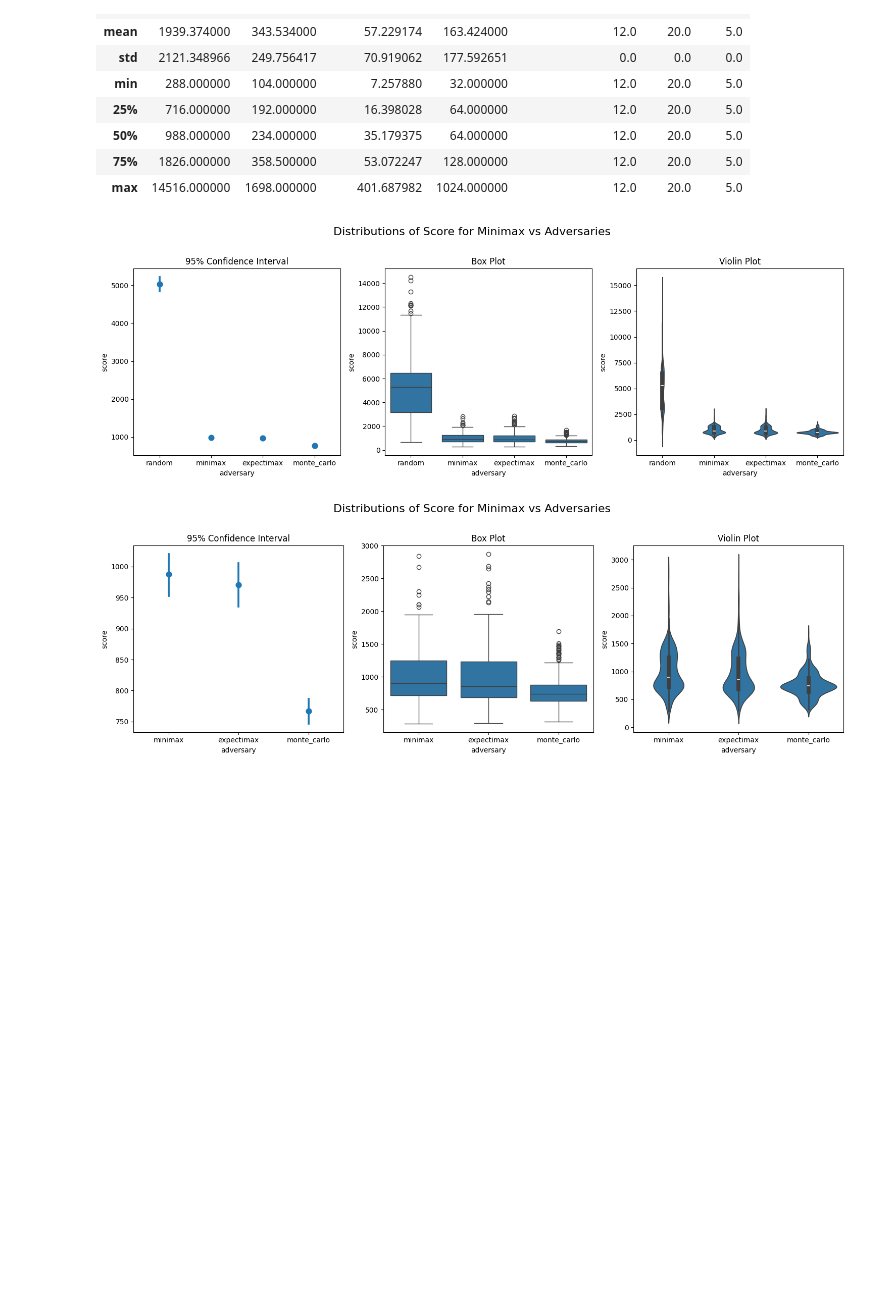
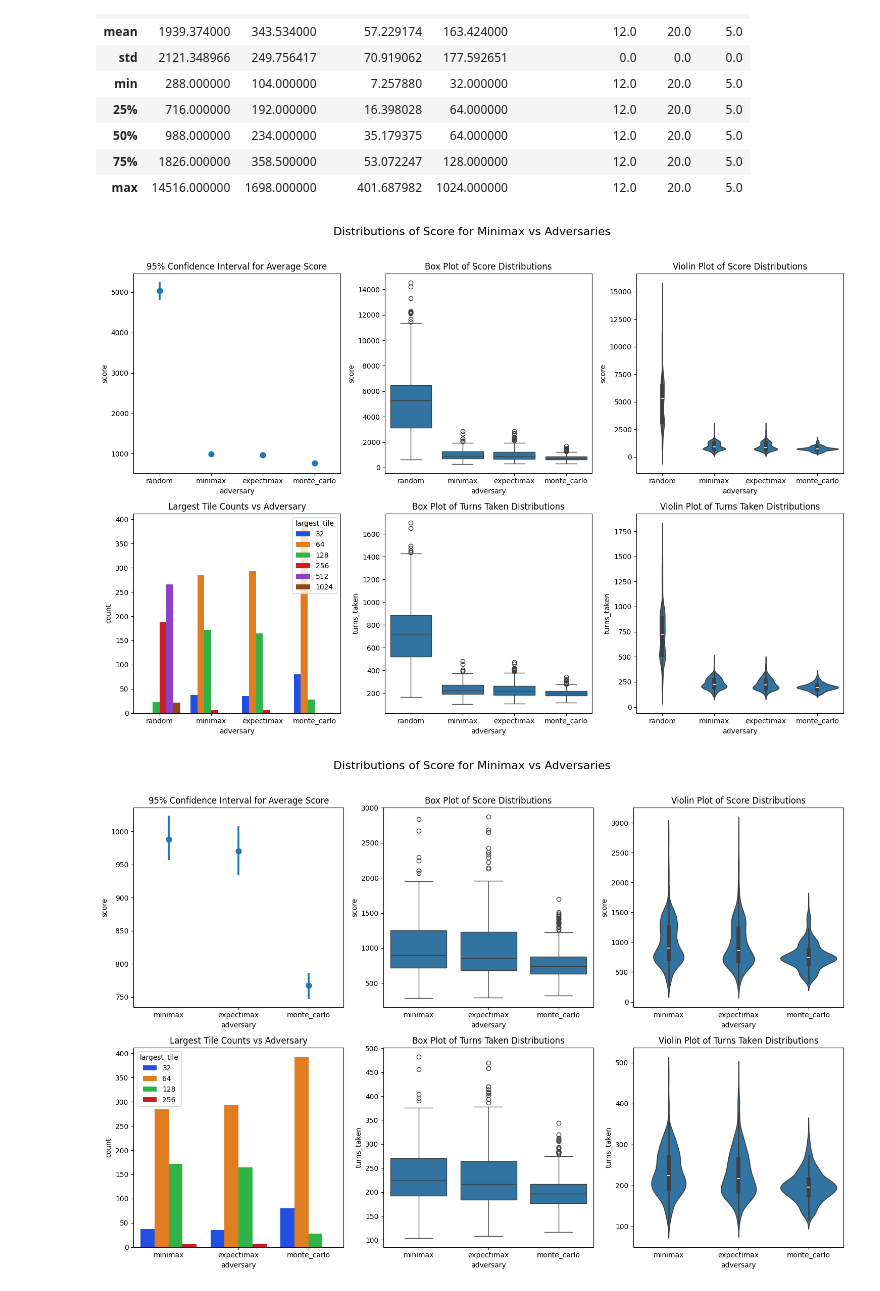
Before and after one commit to Saoski/adversarial2048, a Jupyter notebook: analysis/data_analysis.ipynb, the cells around one changed output. Cells and saved outputs as stored; diff of their text form; code cells hidden in the pictures; blank space fills up the shorter version.

Commit message:
Finishing up graphs for minimax vs adversaries

```diff
--- a/analysis/data_analysis.ipynb
+++ b/analysis/data_analysis.ipynb
@@ -60,23 +60,21 @@ Index(['score', 'turns_taken', 'execution_time', 'largest_tile', 'adversary',
 | max | 14516.000000 | 1698.000000 | 401.687982 | 1024.000000 | 12.0 | 20.0 | 5.0 |
 # %%
 # Compare average scores for each adversary
-make_cat_plots(
+make_cat_plots_for_adversaries(
     data=minimax_df,
     x="adversary",
-    y="score",
     title="Distributions of Score for Minimax vs Adversaries",
     linestyles="",
     ci=95
 )
 
-make_cat_plots(
+make_cat_plots_for_adversaries(
     data=minimax_df[~(minimax_df["adversary"] == "random")],
     x="adversary",
-    y="score",
     title="Distributions of Score for Minimax vs Adversaries",
     linestyles="",
     ci=95
 )
 # %% [output]
-[figure, old version]
+[figure, new version]
-[figure, old version]
+[figure, new version]
```
Also changed, not shown: parts of 1 cell of this notebook, 1 other file.
